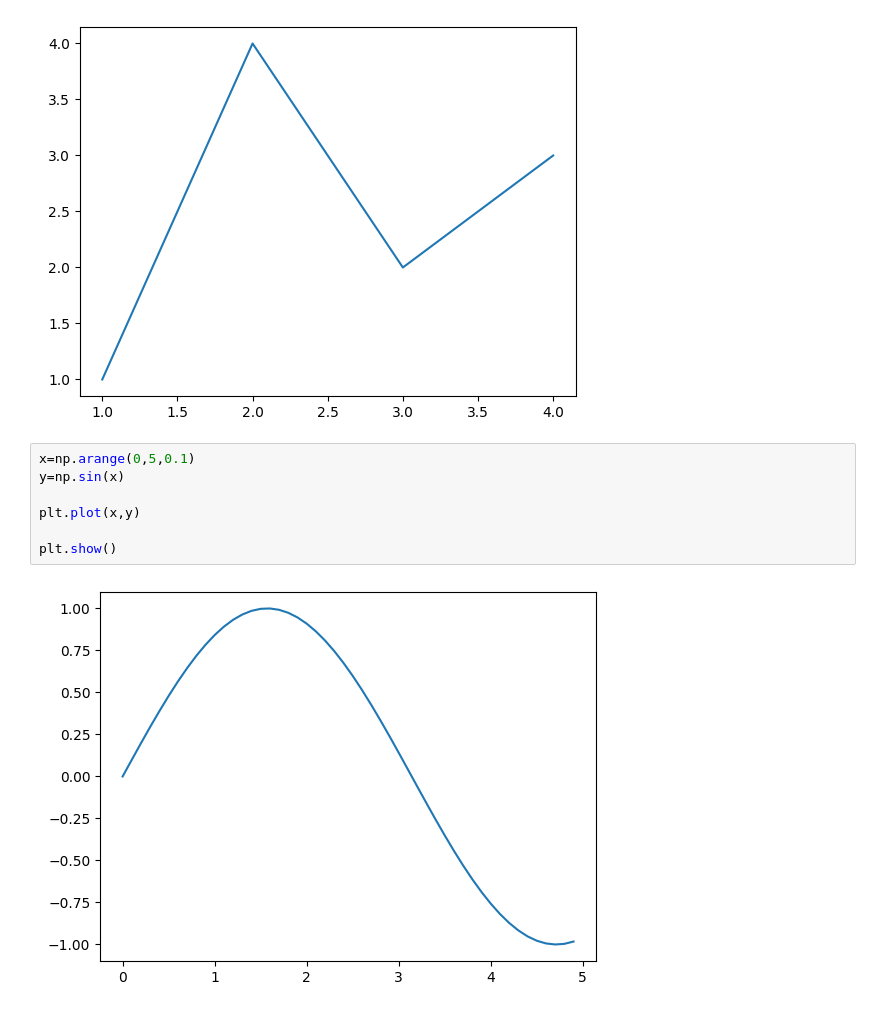
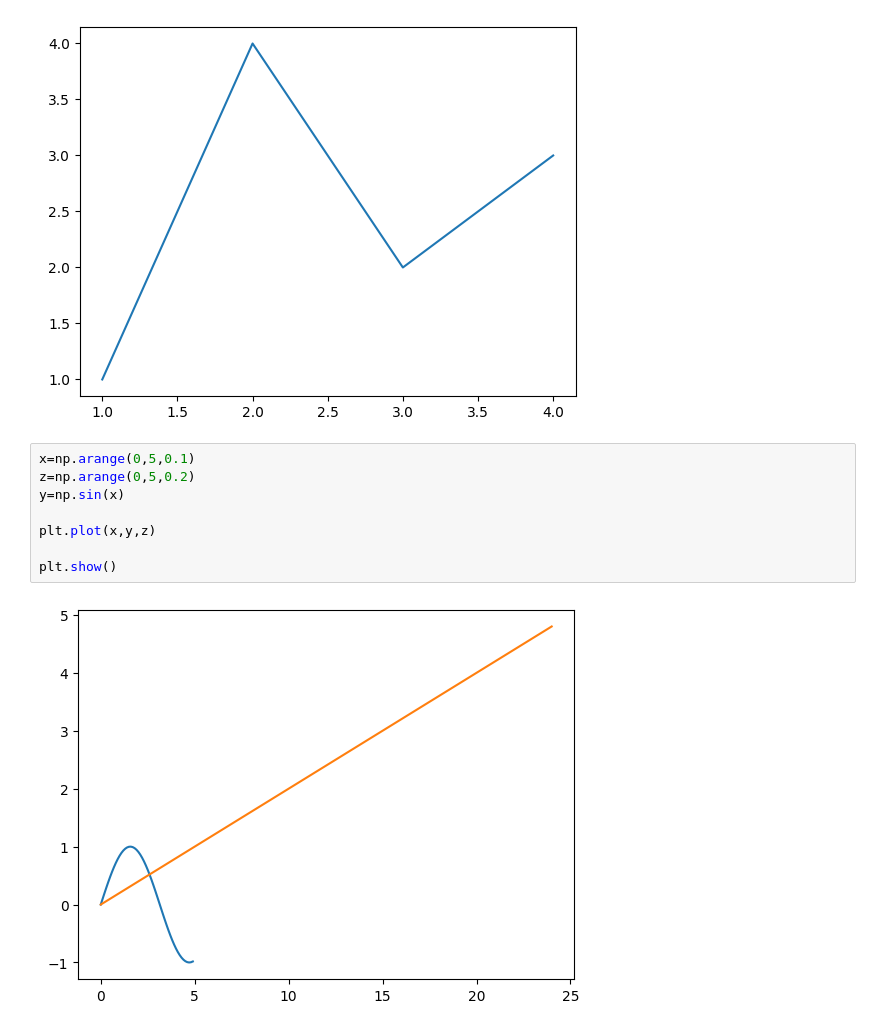
Before and after one commit to programmingconsole/Python_Data_Analytics, a Jupyter notebook: mathplotlib.ipynb, the cells around one changed output. Cells and saved outputs as stored; diff of their text form.

Commit message:
plots

```diff
--- a/mathplotlib.ipynb
+++ b/mathplotlib.ipynb
@@ -31,10 +31,11 @@ plt.show()                           # Show the figure.
 [figure]
 # %%
 x=np.arange(0,5,0.1)
+z=np.arange(0,5,0.2)
 y=np.sin(x)
 
-plt.plot(x,y)
+plt.plot(x,y,z)
 
 plt.show()
 # %% [output]
-[figure, old version]
+[figure, new version]
```
Also changed, not shown: parts of 2 cells of this notebook.
